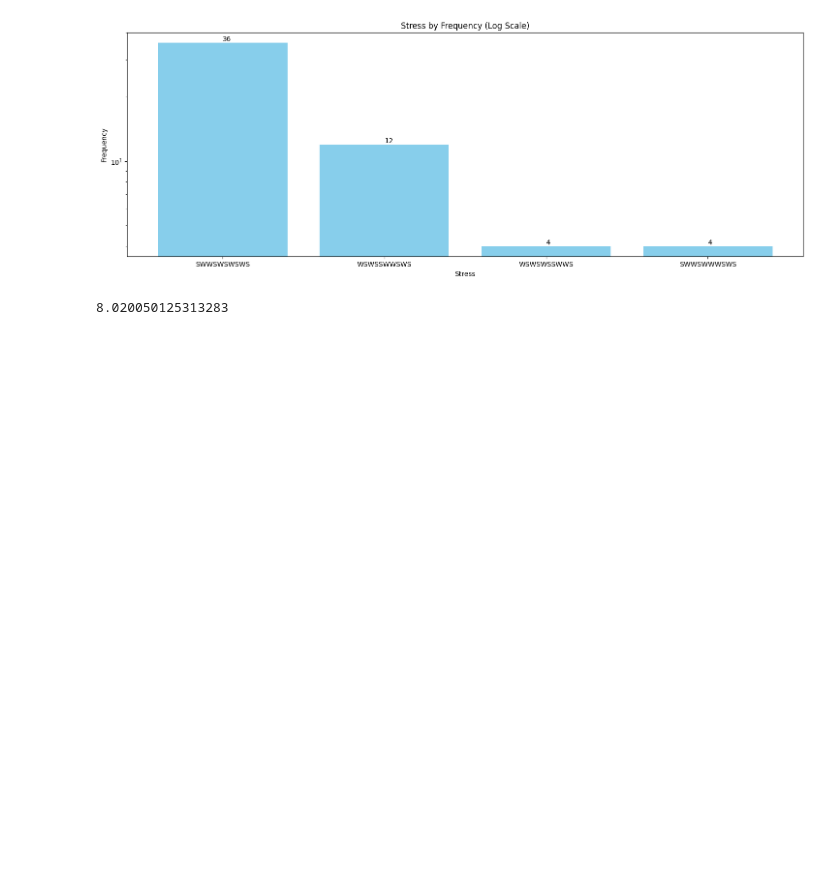
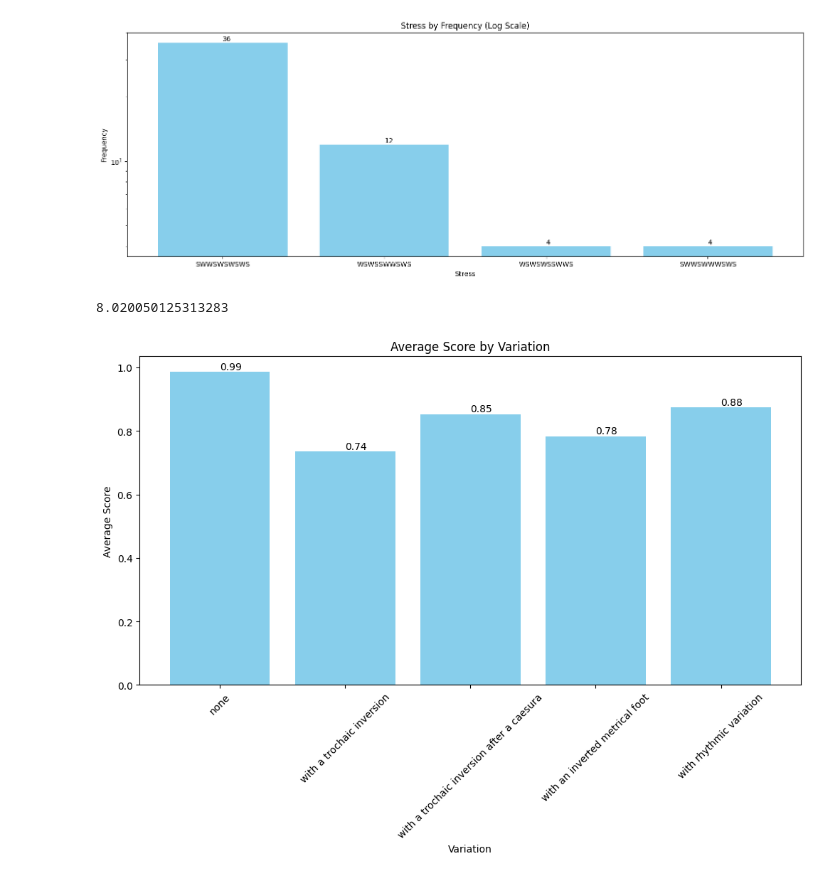
Before and after one commit to cretic/metricalgpt, a Jupyter notebook: parse_df_analyzer.ipynb, the cells around one changed output. Saved outputs shown, nothing was run; the diff lists cells and outputs as text; code cells hidden in the pictures; blank space fills up the shorter version.

```diff
--- a/parse_df_analyzer.ipynb
+++ b/parse_df_analyzer.ipynb
@@ -9,6 +9,8 @@ import pandas as pd
 df = pd.read_csv('/Users/bsg25/metricalgpt/saved_corpora_scansions_results/gemini/gemini_parsed_to_analyze2.csv') # csvfilepath here
 df['meter'] = df['meter_y'].str.replace('-', 'W').str.replace('+', 'S')
 df['stress'] = df['stress'].str.replace('-', 'W').str.replace('+', 'S')
+df = df.drop_duplicates(subset='line_txt')
+df['variation'] = df['variation'].fillna('none')
 # %%
 df
 # %%
@@ -131,3 +133,24 @@ percentage_string = (num_string / df.shape[0]) * 100
 percentage_string
 # %% [output]
 8.020050125313283
+# %%
+import matplotlib.pyplot as plt
+
+# Group by 'variation' and calculate the mean score
+variation_score = df.groupby('variation')['score'].mean().dropna()
+
+# Plotting the graph
+plt.figure(figsize=(12, 6))
+bars = plt.bar(variation_score.index, variation_score.values, color='skyblue')
+plt.xlabel('Variation')
+plt.ylabel('Average Score')
+plt.title('Average Score by Variation')
+# Label each bar with the average score value
+for bar in bars:
+    yval = bar.get_height()
+    plt.text(bar.get_x() + bar.get_width()/2, yval, f'{yval:.2f}', va='bottom')
+
+plt.xticks(rotation=45)
+plt.show()
+# %% [output]
+[figure, added]
```
Also changed, not shown: 2 other files.
